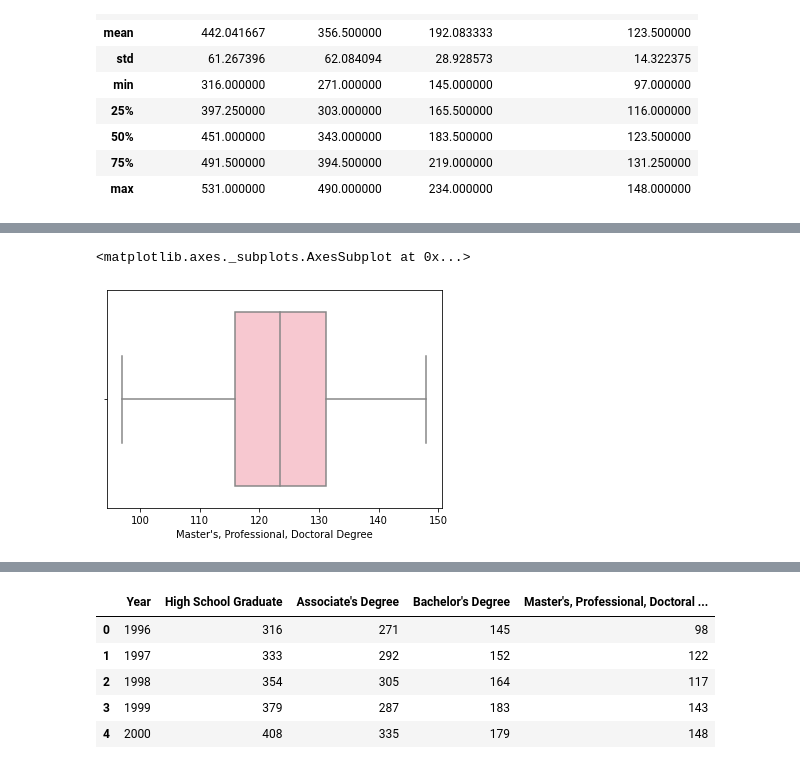
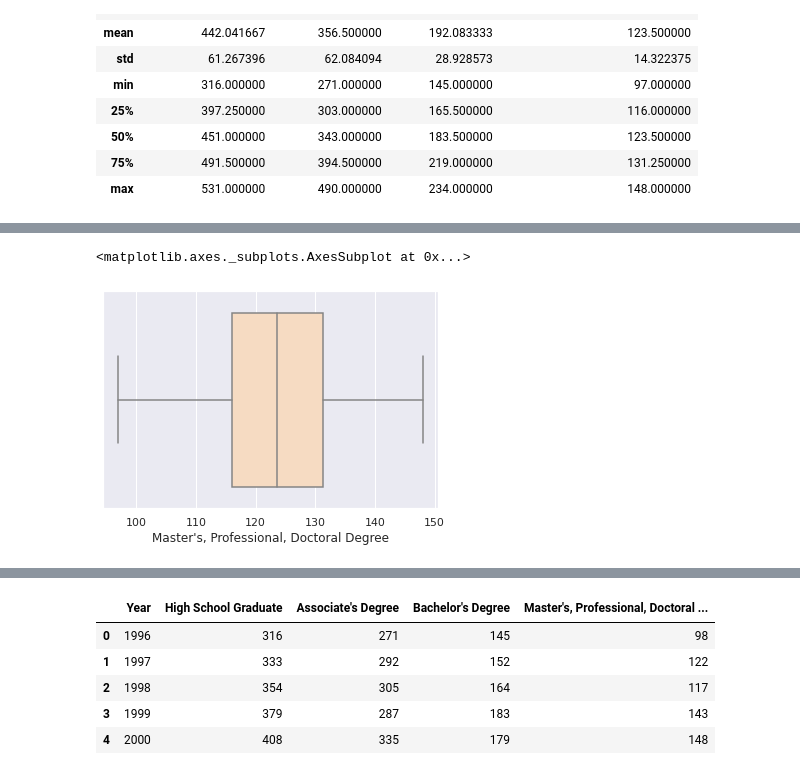
Before and after one commit to Esther-Zhou99/Data-Science, a Jupyter notebook: Education_Cigarettes.ipynb, the cells around one changed output, grey strips where cells are left out. Cells and saved outputs as stored; diff of their text form; code cells hidden in the pictures.

```diff
--- a/Education_Cigarettes.ipynb
+++ b/Education_Cigarettes.ipynb
@@ -16,4 +18,6 @@ df.head()
 | 1998 | 354 | 305 | 164 | 117 |
 | 1999 | 379 | 287 | 183 | 143 |
 | 2000 | 408 | 335 | 179 | 148 |
+# %%
+sns.set(style="whitegrid")
 # %%
@@ -59,5 +72,5 @@ sns.boxplot(x=df["Bachelor's Degree"], color="salmon")
 # %%
-sns.boxplot(x=df["Master's, Professional, Doctoral Degree"], color="pink")
+sns.boxplot(x=df["Master's, Professional, Doctoral Degree"], color="peachpuff")
 # %% [output]
 <matplotlib.axes._subplots.AxesSubplot at 0x...>
-[figure, old version]
+[figure, new version]
```
Also changed, not shown: parts of 26 cells of this notebook.
